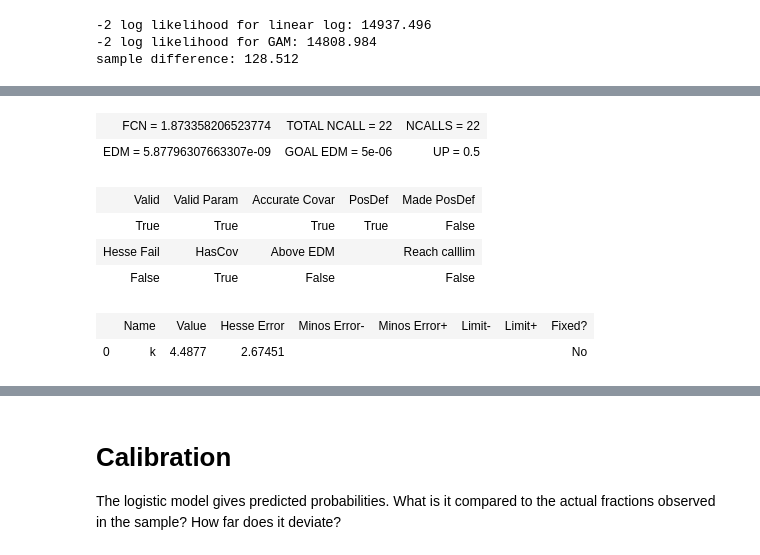
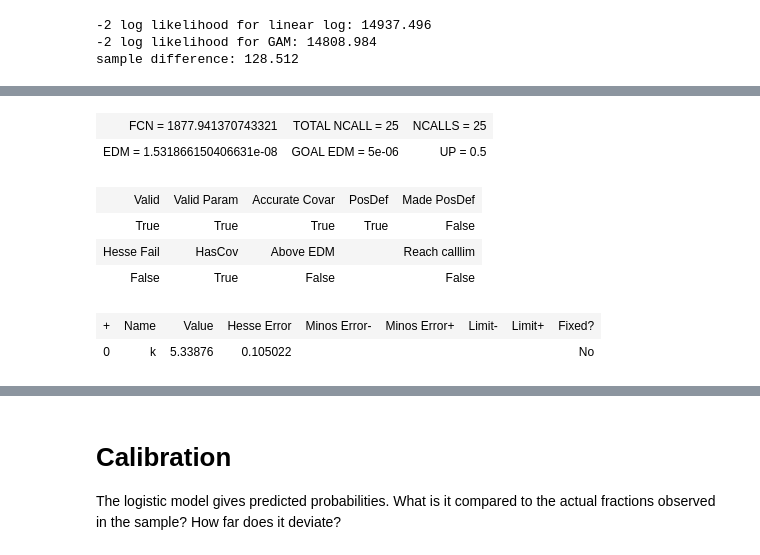
Before and after one commit to bhaney/snoq_rainfall, a Jupyter notebook: Logistic_regression_rainfall_prediction.ipynb, the cells around one changed output, grey strips where cells are left out. Drawn from its saved outputs; the diff is of its cells as text; code cells hidden in the pictures.

```diff
--- a/Logistic_regression_rainfall_prediction.ipynb
+++ b/Logistic_regression_rainfall_prediction.ipynb
@@ -410,7 +412,7 @@ def calculate_2ll_diff(x,y):
 import concurrent.futures, time, random
 # simulate the models many times to get a lot of likelihood differences
 # This may take a long time to run
-n_sim = 1000
+n_sim = 800
 likelihood_differences = []
 
 def model(seed):
@@ -617,5 +632,5 @@ n samples: 1000
 # %%
-unbinned_likelihood_2 = UnbinnedLH(chisquared, new_likelihood_differences[0])
+unbinned_likelihood_2 = UnbinnedLH(chisquared, new_likelihood_differences.flatten())
 minuit_2 = Minuit(unbinned_likelihood_2, k=2, error_k=0.1, errordef=0.5)
 minuit_2.migrad()
 new_dof = minuit_2.values.values()[0]
@@ -623,8 +639,8 @@ new_dof = minuit_2.values.values()[0]
-| FCN = 1.873358206523774 | TOTAL NCALL = 22 | NCALLS = 22 |
-| EDM = 5.87796307663307e-09 | GOAL EDM = 5e-06 | UP = 0.5 |
+| FCN = 1877.941370743321 | TOTAL NCALL = 25 | NCALLS = 25 |
+| EDM = 1.531866150406631e-08 | GOAL EDM = 5e-06 | UP = 0.5 |
 | Valid | Valid Param | Accurate Covar | PosDef | Made PosDef |
 | True | True | True | True | False |
 | Hesse Fail | HasCov | Above EDM |  | Reach calllim |
 | False | True | False |  | False |
-|  | Name | Value | Hesse Error | Minos Error- | Minos Error+ | Limit- | Limit+ | Fixed? |
-| 0 | k | 4.4877 | 2.67451 |  |  |  |  | No |
+| + | Name | Value | Hesse Error | Minos Error- | Minos Error+ | Limit- | Limit+ | Fixed? |
+| 0 | k | 5.33876 | 0.105022 |  |  |  |  | No |
```
Also changed, not shown: parts of 15 cells of this notebook.
